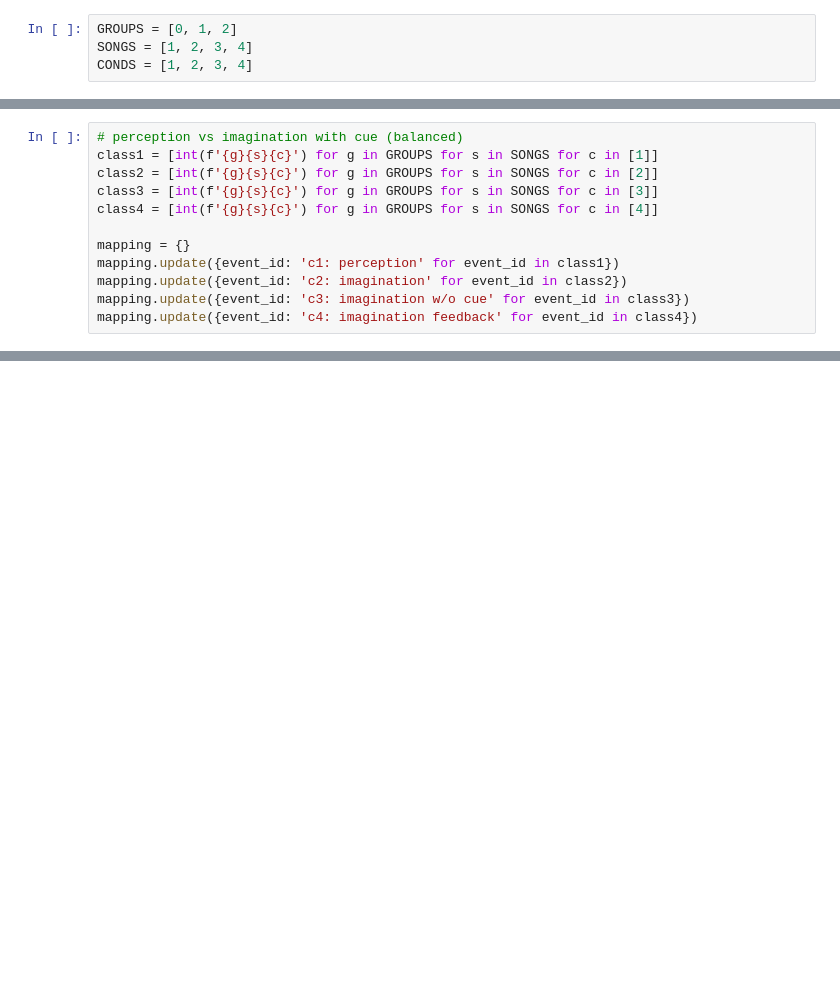
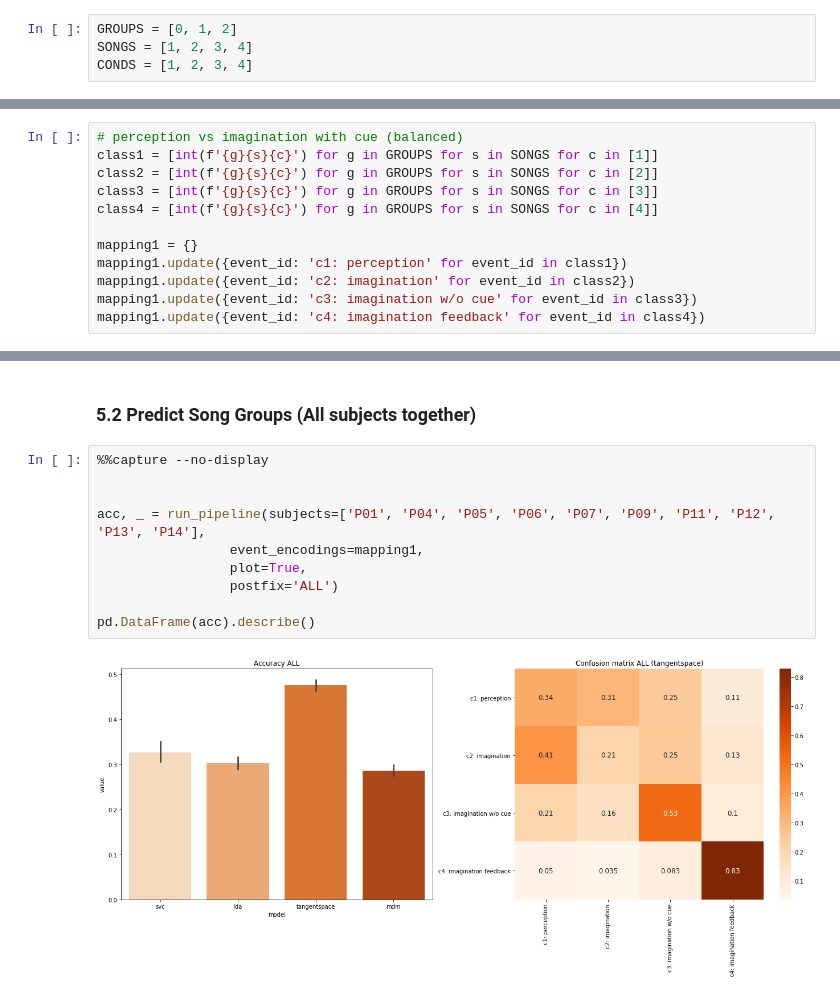
Before and after one commit to lgru/Neuroinformatics, a Jupyter notebook: group3_code_DRAFT.ipynb, the cells around one changed output, grey strips where cells are left out. Drawn from its saved outputs; the diff is of its cells as text; blank space fills up the shorter version.

```diff
--- a/group3_code_DRAFT.ipynb
+++ b/group3_code_DRAFT.ipynb
@@ -455,11 +449,11 @@ class2 = [int(f'{g}{s}{c}') for g in GROUPS for s in SONGS for c in [2]]
 class3 = [int(f'{g}{s}{c}') for g in GROUPS for s in SONGS for c in [3]]
 class4 = [int(f'{g}{s}{c}') for g in GROUPS for s in SONGS for c in [4]]
 
-mapping = {}
-mapping.update({event_id: 'c1: perception' for event_id in class1})
-mapping.update({event_id: 'c2: imagination' for event_id in class2})
-mapping.update({event_id: 'c3: imagination w/o cue' for event_id in class3})
-mapping.update({event_id: 'c4: imagination feedback' for event_id in class4})
+mapping1 = {}
+mapping1.update({event_id: 'c1: perception' for event_id in class1})
+mapping1.update({event_id: 'c2: imagination' for event_id in class2})
+mapping1.update({event_id: 'c3: imagination w/o cue' for event_id in class3})
+mapping1.update({event_id: 'c4: imagination feedback' for event_id in class4})
 # %%
 %%capture --no-display
 
@@ -518,2 +569,16 @@ acc, cm = run_pipeline(subjects=['P01'], event_encodings=mapping, plot=True)
+# %% [markdown]
+### 5.2 Predict Song Groups (All subjects together)
+# %%
+%%capture --no-display
+
+
+acc, _ = run_pipeline(subjects=['P01', 'P04', 'P05', 'P06', 'P07', 'P09', 'P11', 'P12', 'P13', 'P14'],
+                 event_encodings=mapping1,
+                 plot=True,
+                 postfix='ALL')
+
+pd.DataFrame(acc).describe()
+# %% [output]
+[figure, added]
 # %% [markdown]
 <a id="references"></a>
```
Also changed, not shown: parts of 30 cells of this notebook.
